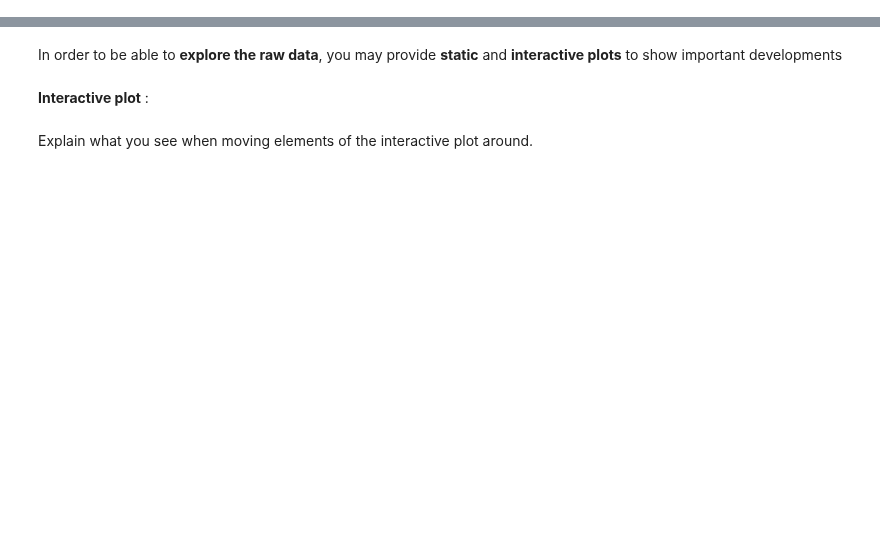
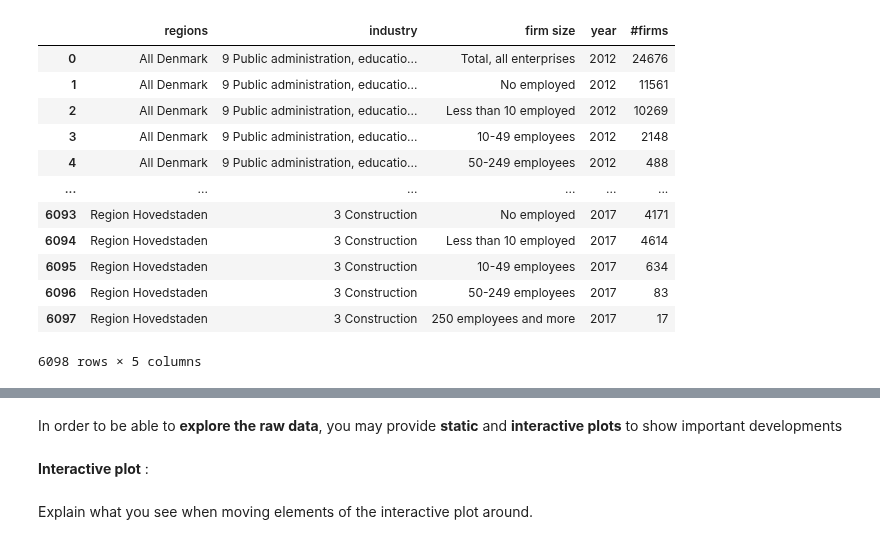
Before and after one commit to NumEconCopenhagen/projects-2024-emil-og-simon, a Jupyter notebook: dataproject/dataproject.ipynb, the cells around one changed output, grey strips where cells are left out. Cells and saved outputs as stored; diff of their text form; code cells hidden in the pictures; blank space fills up the shorter version.

```diff
--- a/dataproject/dataproject.ipynb
+++ b/dataproject/dataproject.ipynb
@@ -186,0 +198,19 @@ test1.plot(x='time',y='#firms',legend=False);
+# %%
+gf02_reduce = gf02_all.loc[I == True] # drop everything else
+gf02_reduce.reset_index(inplace = True, drop = True) # Drop old index too. If the drop is not used, python will create another dataset with the old index.
+gf02_reduce.iloc[0:153,:]
+gf02_reduce
+# %% [output]
+|  | regions | industry | firm size | year | #firms |
+| 0 | All Denmark | 9 Public administration, educatio... | Total, all enterprises | 2012 | 24676 |
+| 1 | All Denmark | 9 Public administration, educatio... | No employed | 2012 | 11561 |
+| 2 | All Denmark | 9 Public administration, educatio... | Less than 10 employed | 2012 | 10269 |
+| 3 | All Denmark | 9 Public administration, educatio... | 10-49 employees | 2012 | 2148 |
+| 4 | All Denmark | 9 Public administration, educatio... | 50-249 employees | 2012 | 488 |
+| ... | ... | ... | ... | ... | ... |
+| 6093 | Region Hovedstaden | 3 Construction | No employed | 2017 | 4171 |
+| 6094 | Region Hovedstaden | 3 Construction | Less than 10 employed | 2017 | 4614 |
+| 6095 | Region Hovedstaden | 3 Construction | 10-49 employees | 2017 | 634 |
+| 6096 | Region Hovedstaden | 3 Construction | 50-249 employees | 2017 | 83 |
+| 6097 | Region Hovedstaden | 3 Construction | 250 employees and more | 2017 | 17 |
+6098 rows × 5 columns
```
Also changed, not shown: parts of 52 cells of this notebook, 1 other file.
